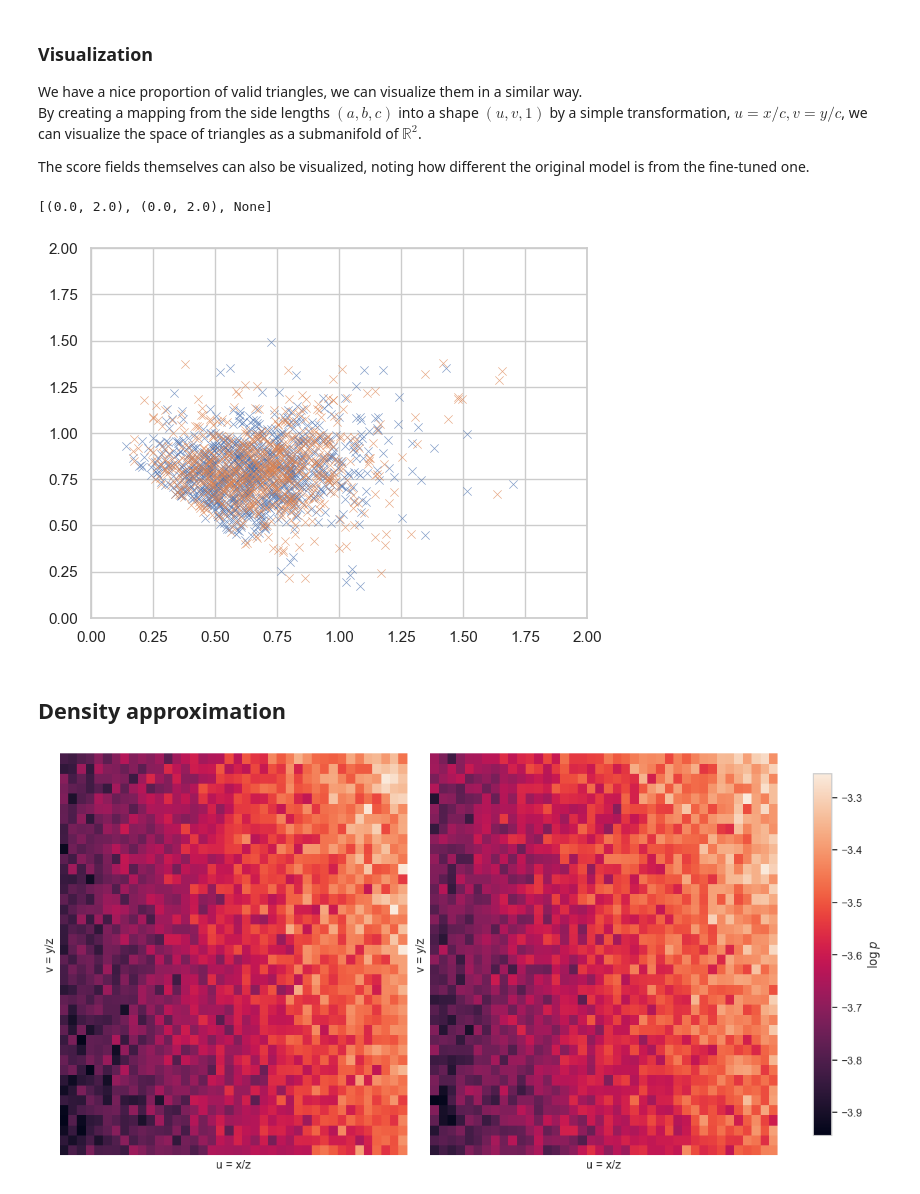
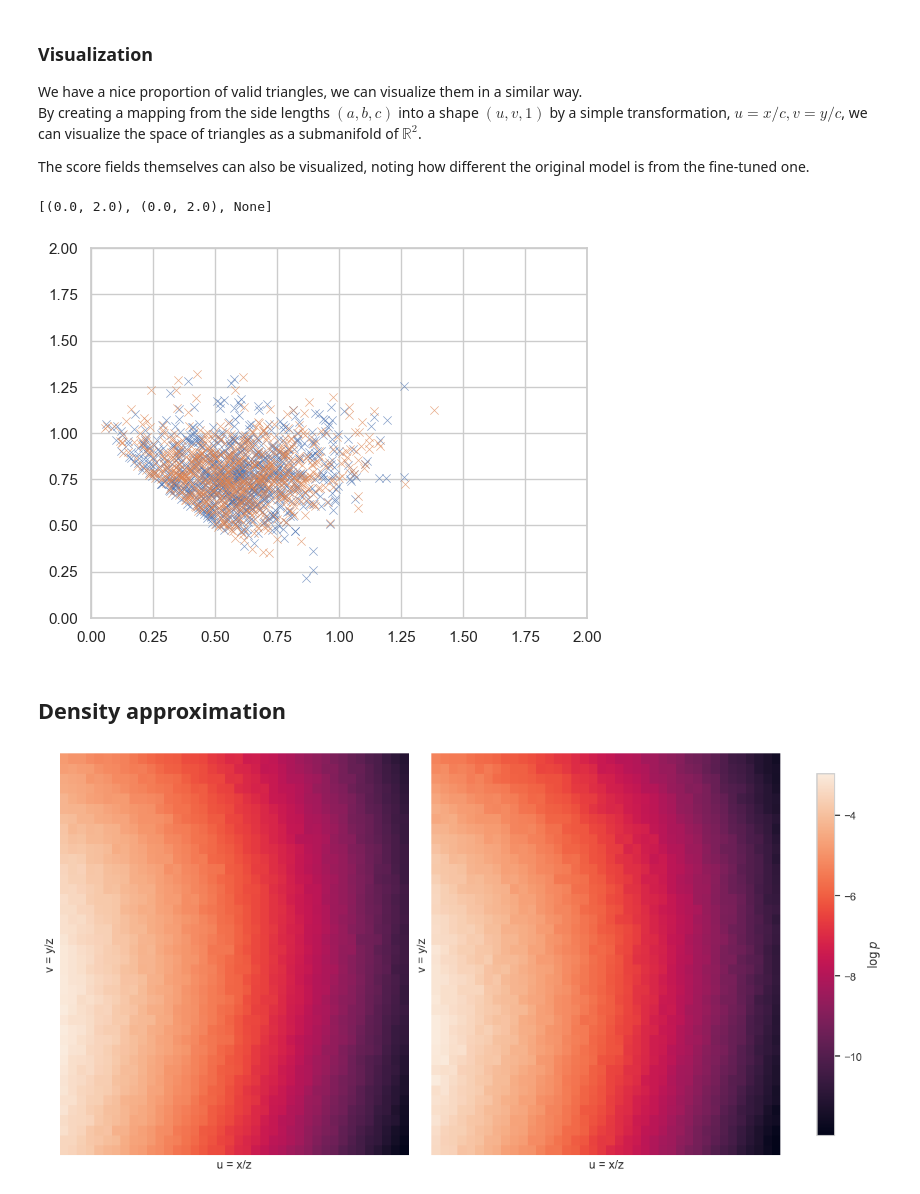
Before and after one commit to tuomorphism/diffusion-on-the-edge, a Jupyter notebook: blog/02-maximal_learning.ipynb, the cells around one changed output. Cells and saved outputs as stored; diff of their text form; code cells hidden in the pictures.

```diff
--- a/blog/02-maximal_learning.ipynb
+++ b/blog/02-maximal_learning.ipynb
@@ -452,7 +452,7 @@ teacher_tuning, student_tuning = build_teacher_student(pretrained_score_model=sc
 tracker = TuningTracker(
     log_name="triangle_tuning",
     use_tensorboard=True,
-    write_csv=True
+    write_csv=False
 )
 # %%
 INNER_EPOCHS = 10
@@ -519,22 +519,28 @@ for epoch in range(OUTER_EPOCHS):
             x = batch.get('xt')
             score = batch.get('score')
 
+            # Obtain a weight for the smallest t (corresponding to close the original data distribution)
+            w_T = (t <= 0.1).float()
+
             # Forward pass to tuning models
             student_prediction = student_tuning(x, t)
             with torch.no_grad():
-                teacher_prediction = score_model(x, t)
+                teacher_prediction = teacher_tuning(x, t)
 
             delta = student_prediction - teacher_prediction
             delta_ratio = (student_prediction - teacher_prediction).norm() / teacher_prediction.norm()
             delta_loss = lambda_prox * torch.sum(delta ** 2, dim = 1).mean()
 
             # Score loss
-            omega = batch.get('var').clamp(min=1E-3, max = 10.0)
-            omega = omega / omega.mean()
-            score_loss = torch.sum((score - student_prediction) ** 2, dim = 1)
-            score_loss = torch.mean(omega * score_loss)
+            # omega = batch.get('var').clamp(min=1E-3, max = 10.0)
+            # omega = omega / omega.mean()
+            # score_loss = torch.sum((score - student_prediction) ** 2, dim = 1)
+            # score_loss = torch.mean(omega * score_loss)
+            score_loss = torch.tensor(0.0)
 
-            direction_loss = beta * torch.sum(-teacher_prediction * delta, dim = 1).mean()
+            # Direction loss
+            dir_term = (-teacher_prediction * delta).sum(dim = 1)
+            direction_loss = (beta * dir_term * w_T).mean()
             loss = score_loss + delta_loss - direction_loss
             loss.backward()
             optimizer.step()
@@ -639,7 +645,7 @@ sns.scatterplot(x = uv_original_samples[:, 0], y = uv_original_samples[:, 1], al
 sns.scatterplot(x = uv_tuned_samples[:, 0], y = uv_tuned_samples[:, 1], alpha=0.7, marker='x').set(xlim=(0, 2), ylim=(0, 2), alpha = 0.3)
 # %% [output]
 [(0.0, 2.0), (0.0, 2.0), None]
-[figure, old version]
+[figure, new version]
 # %% [markdown]
 ## Density approximation
 # %%
@@ -680,39 +686,39 @@ def make_uv_heatmap_with_pfode(
 
     return logp0, us, vs
 # %%
-plotting_c = -0.01
+plotting_c = 0.1
 logp, _, _ = make_uv_heatmap_with_pfode(score_model, f_fn=f_fn_torch, g_fn=g_fn_torch, prior_variance=density_prior_variance, c = plotting_c)
 logp_student, _, _ = make_uv_heatmap_with_pfode(student_tuning, f_fn=f_fn_torch, g_fn=g_fn_torch, prior_variance=density_prior_variance, c = plotting_c)
 
 fig, ax = plt.subplots(1, 2, figsize=(12,6), constrained_layout=True)
 original_map = sns.heatmap(
     logp,
     ax=ax[0],
     cbar=False,
     mask=np.isnan(logp) if 'logp' in locals() else None,  # or mask=~mask
     xticklabels=False, yticklabels=False  # turn off if res is large
 )
 ax[0].set_xlabel("u = x/z")
 ax[0].set_ylabel("v = y/z")
 ax[0].invert_yaxis()
 
 student_map = sns.heatmap(
     logp_student,
     ax=ax[1],
     cbar=False,
     mask=np.isnan(logp) if 'logp' in locals() else None,
     xticklabels=False,
     yticklabels=False
 )
 ax[1].set_xlabel("u = x/z")
 ax[1].set_ylabel("v = y/z")
 ax[1].invert_yaxis()
 
 cbar = fig.colorbar(original_map.collections[0], ax=ax, location="right", shrink=0.9)
 cbar.set_label("$\\log p$")
 plt.show()
 # %% [output]
-[figure, old version]
+[figure, new version]
 # %%
 difference_map = logp_student - logp
 fig, ax = plt.subplots(figsize=(8, 6))
```
Also changed, not shown: parts of 7 cells of this notebook, 9 other files.
